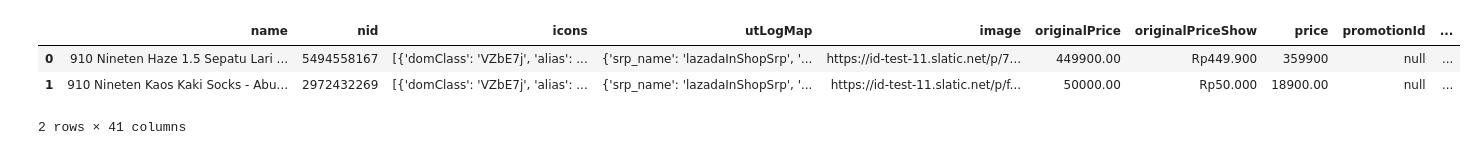
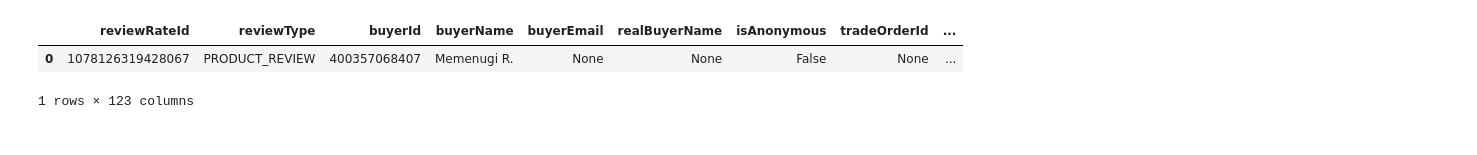
Before and after one commit to divawidia/scraping-ecommerce-product-with-api, a Jupyter notebook: lazada api scraping.ipynb, the cells around one changed output. Cells and saved outputs as stored; diff of their text form; code cells hidden in the pictures.

```diff
--- a/lazada api scraping.ipynb
+++ b/lazada api scraping.ipynb
@@ -117,8 +152,7 @@ print("Scraping product no. "+str(index)+" id: " + product_list[index]['itemId']
 # %%
-df_review = pd.DataFrame(review_list)
+df_review = pd.json_normalize(review_list)
 df_review
 # %% [output]
-|  | name | nid | icons | utLogMap | image | originalPrice | originalPriceShow | price | promotionId | ... |
-| 0 | 910 Nineten Haze 1.5 Sepatu Lari ... | 5494558167 | [{'domClass': 'VZbE7j', 'alias': ... | {'srp_name': 'lazadaInShopSrp', '... | https://id-test-11.slatic.net/p/7... | 449900.00 | Rp449.900 | 359900 | null | ... |
-| 1 | 910 Nineten Kaos Kaki Socks - Abu... | 2972432269 | [{'domClass': 'VZbE7j', 'alias': ... | {'srp_name': 'lazadaInShopSrp', '... | https://id-test-11.slatic.net/p/f... | 50000.00 | Rp50.000 | 18900.00 | null | ... |
+|  | reviewRateId | reviewType | buyerId | buyerName | buyerEmail | realBuyerName | isAnonymous | tradeOrderId | ... |
+| 0 | 1078126319428067 | PRODUCT_REVIEW | 400357068407 | Memenugi R. | None | None | False | None | ... |
-2 rows × 41 columns
+1 rows × 123 columns
```
Also changed, not shown: parts of 8 cells of this notebook, 2 other files.
